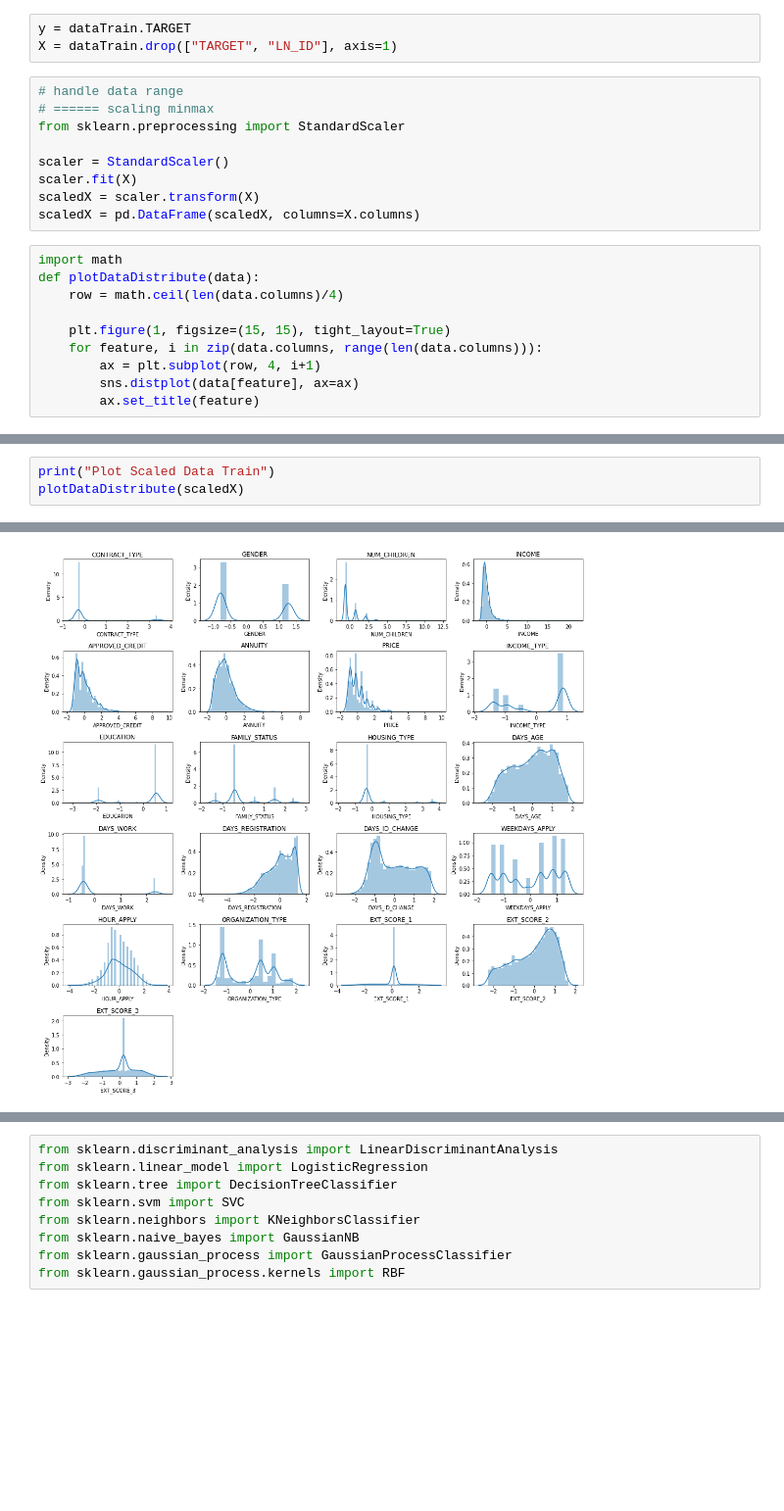
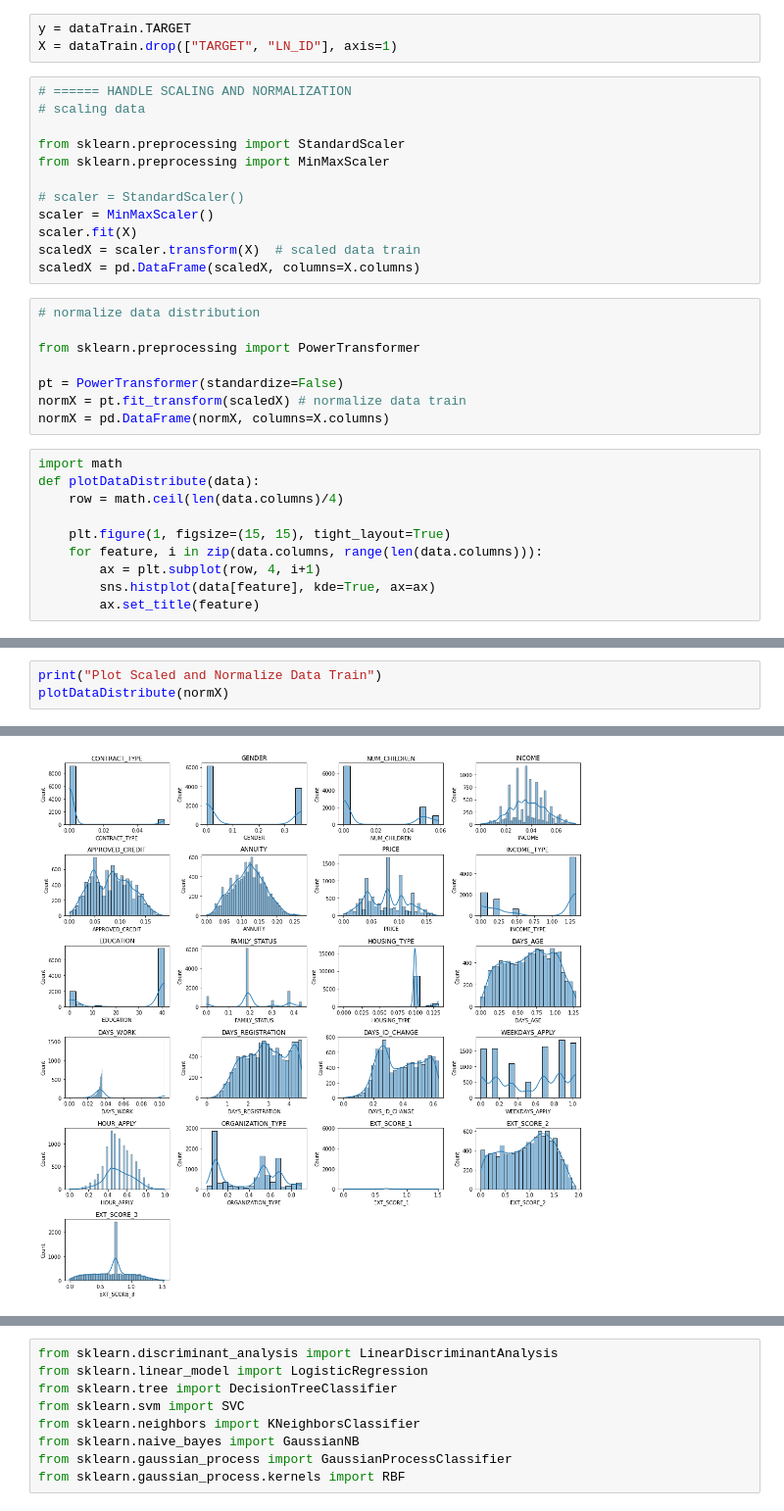
Before and after one commit to adhyttungga/Loan-Classification, a Jupyter notebook: loanPred.ipynb, the cells around one changed output, grey strips where cells are left out. Shown at 98% size. Drawn from its saved outputs; the diff is of its cells as text; blank space fills up the shorter version.

```diff
--- a/loanPred.ipynb
+++ b/loanPred.ipynb
@@ -171,14 +182,25 @@ Name: TARGET, dtype: int64
 y = dataTrain.TARGET
 X = dataTrain.drop(["TARGET", "LN_ID"], axis=1)
 # %%
-# handle data range
-# ====== scaling minmax
+# ====== HANDLE SCALING AND NORMALIZATION
+# scaling data
+
 from sklearn.preprocessing import StandardScaler
+from sklearn.preprocessing import MinMaxScaler
 
-scaler = StandardScaler()
+# scaler = StandardScaler()
+scaler = MinMaxScaler()
 scaler.fit(X)
-scaledX = scaler.transform(X)
+scaledX = scaler.transform(X)  # scaled data train
 scaledX = pd.DataFrame(scaledX, columns=X.columns)
+# %%
+# normalize data distribution
+
+from sklearn.preprocessing import PowerTransformer
+
+pt = PowerTransformer(standardize=False)
+normX = pt.fit_transform(scaledX) # normalize data train
+normX = pd.DataFrame(normX, columns=X.columns)
 # %%
 import math
 def plotDataDistribute(data):
@@ -187,7 +209,7 @@ def plotDataDistribute(data):
     plt.figure(1, figsize=(15, 15), tight_layout=True)
     for feature, i in zip(data.columns, range(len(data.columns))):
         ax = plt.subplot(row, 4, i+1)
-        sns.distplot(data[feature], ax=ax)
+        sns.histplot(data[feature], kde=True, ax=ax)
         ax.set_title(feature)
 # %%
 print("Plot Original Data Train")
@@ -198,4 +220,4 @@ Plot Original Data Train
 # %%
-print("Plot Scaled Data Train")
-plotDataDistribute(scaledX)
+print("Plot Scaled and Normalize Data Train")
+plotDataDistribute(normX)
 # %% [output]
@@ -203 +225 @@ Plot Scaled Data Train
-[figure, old version]
+[figure, new version]
```
Also changed, not shown: parts of 27 cells of this notebook.
